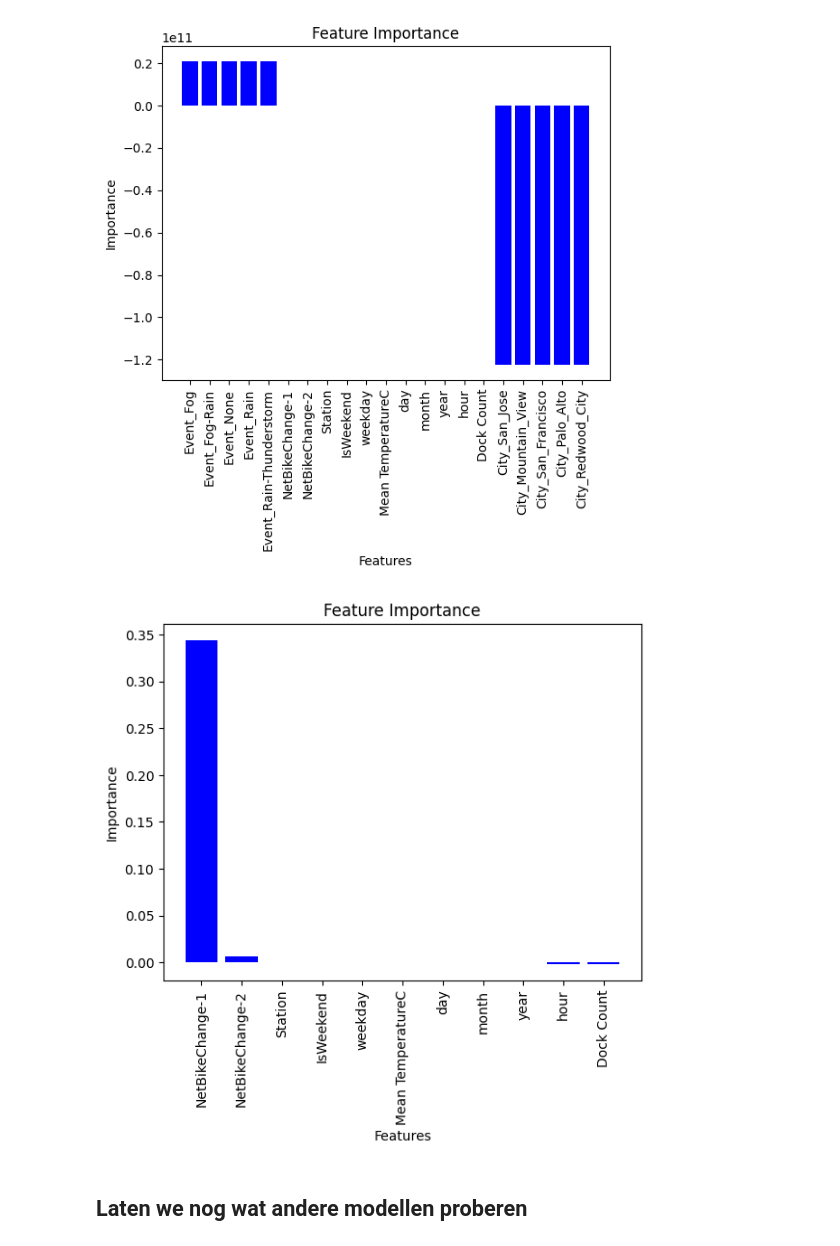
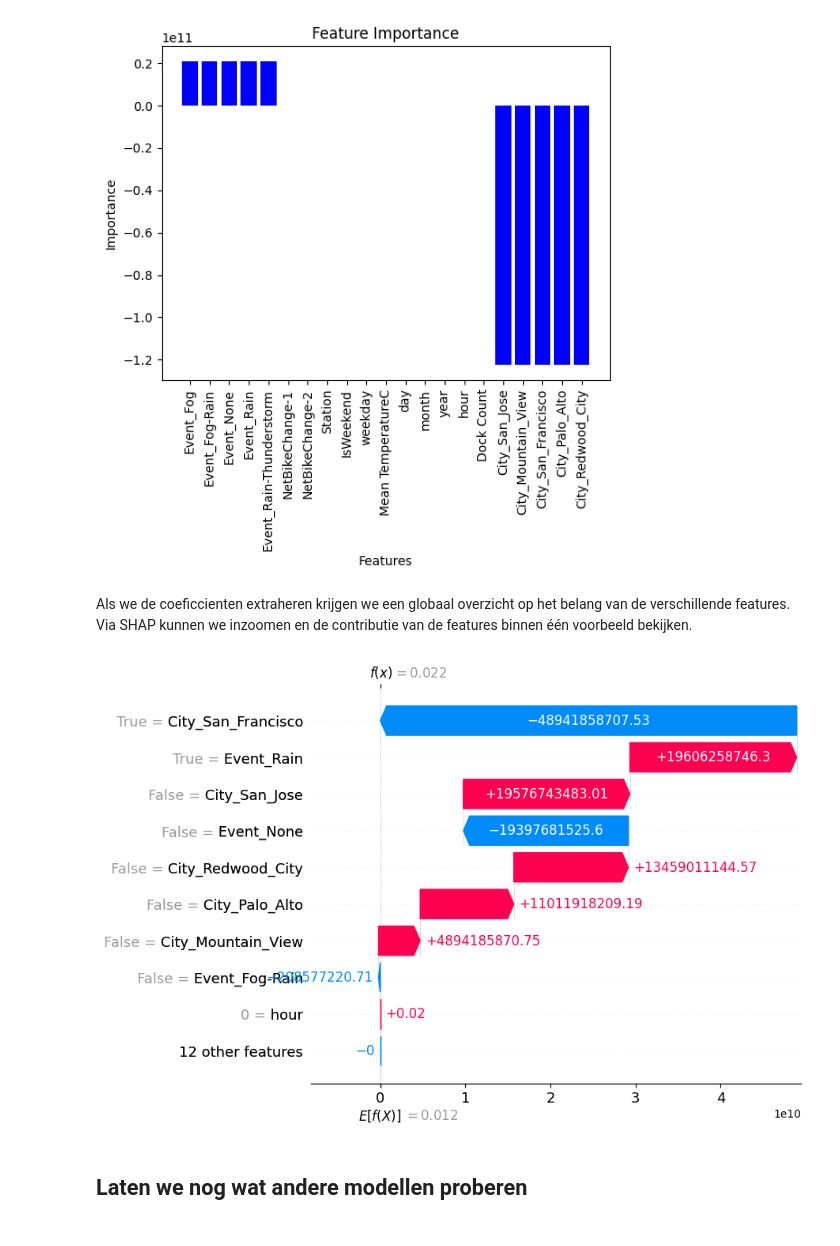
Before and after one commit to DecosterBram/MOW-BikeShare-workshop, a Jupyter notebook: notebooks/BikeShare_exercise_solution.ipynb, the cells around one changed output. Drawn from its saved outputs; the diff is of its cells as text; code cells hidden in the pictures.

```diff
--- a/notebooks/BikeShare_exercise_solution.ipynb
+++ b/notebooks/BikeShare_exercise_solution.ipynb
@@ -887,11 +898,14 @@ def featureImportanceGraph(importanceZip):
 featureImportanceGraph(sorted_features)
 # %% [output]
 [figure]
-# %%
-filtered_list = [(item, value) for item, value in sorted_features if abs(value) <= 10]
-featureImportanceGraph(filtered_list)
-# %% [output]
-[figure, removed]
+# %% [markdown]
+Als we de coeficcienten extraheren krijgen we een globaal overzicht op het belang van de verschillende features. Via SHAP kunnen we inzoomen en de contributie van de features binnen één voorbeeld bekijken.
+# %%
+explainer = shap.Explainer(lr, test_df_features)
+shap_values = explainer(test_df_features)
+shap.plots.waterfall(shap_values[0])
+# %% [output]
+[figure, added]
 # %% [markdown]
 ## Laten we nog wat andere modellen proberen
 # %% [markdown]
```
Also changed, not shown: parts of 64 cells of this notebook, 1 other file.
